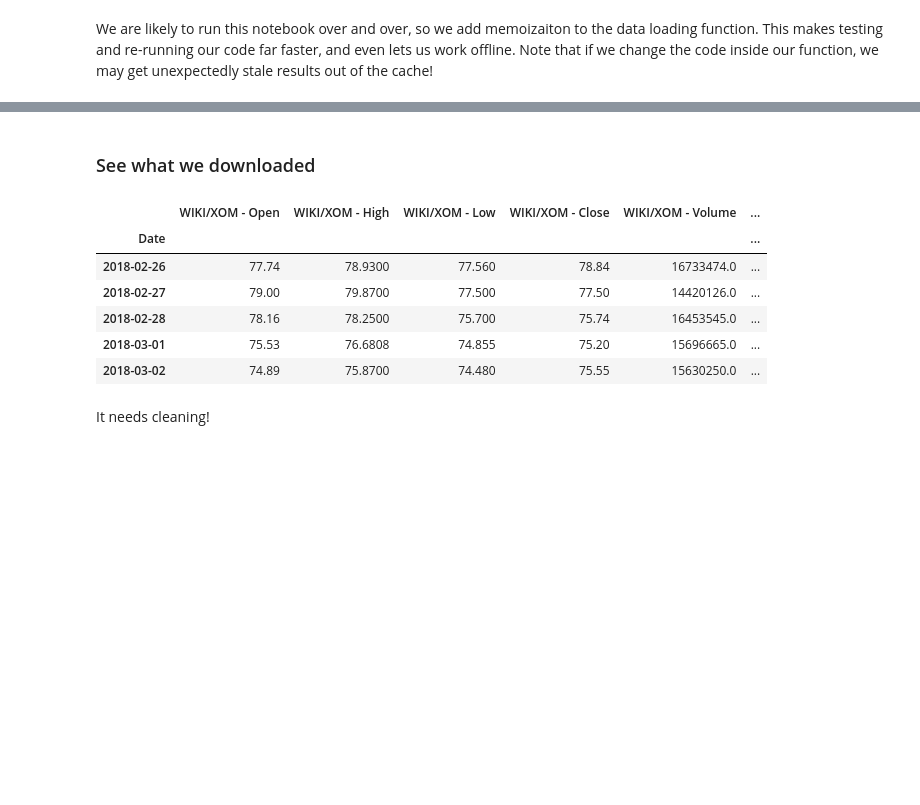
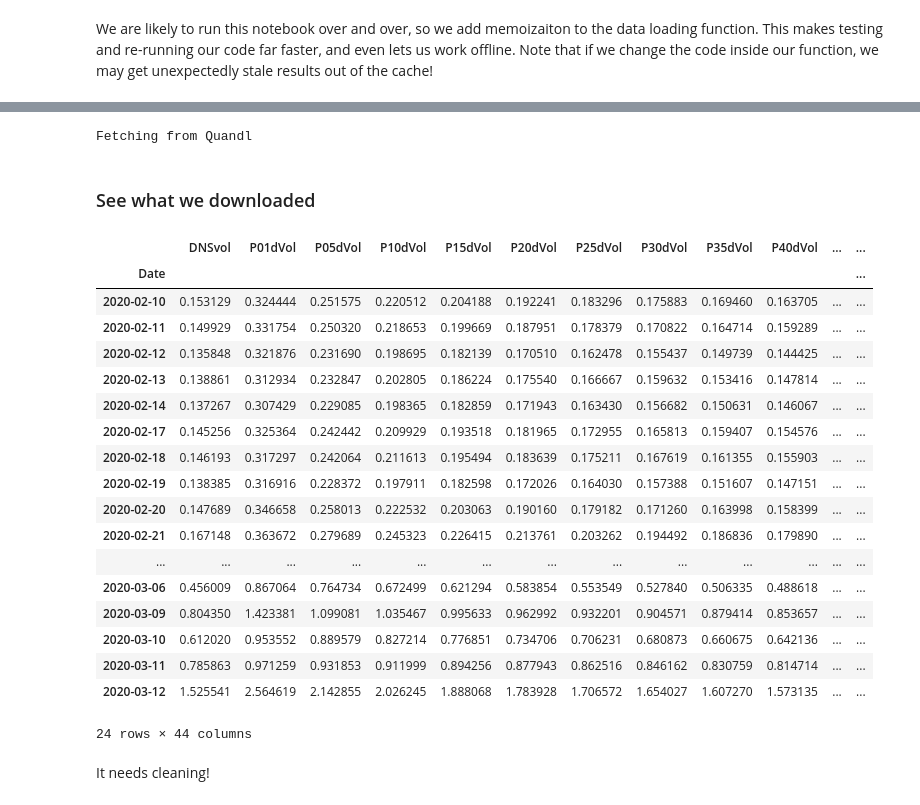
Before and after one commit to Zixin730/quant_trading_2023, a Jupyter notebook: data_resource/Quandl_Python_Beginner_Example.ipynb, the cells around one changed output, grey strips where cells are left out. Cells and saved outputs as stored; diff of their text form; code cells hidden in the pictures; blank space fills up the shorter version.

```diff
--- a/data_resource/Quandl_Python_Beginner_Example.ipynb
+++ b/data_resource/Quandl_Python_Beginner_Example.ipynb
@@ -47,15 +45,32 @@ Fetching from Quandl
+# %%
+data = fetch_quandl(("OWF/CME_RTY_R2E_H2020_IVS", "OWF/CME_SF_SF_G2021_IVS"))
+# %% [output]
+Fetching from Quandl
 # %% [markdown]
 ### See what we downloaded
-# %%
-raw_data.tail()
-# %% [output]
-|  | WIKI/XOM - Open | WIKI/XOM - High | WIKI/XOM - Low | WIKI/XOM - Close | WIKI/XOM - Volume | ... |
-| Date |  |  |  |  |  | ... |
-| 2018-02-26 | 77.74 | 78.9300 | 77.560 | 78.84 | 16733474.0 | ... |
-| 2018-02-27 | 79.00 | 79.8700 | 77.500 | 77.50 | 14420126.0 | ... |
-| 2018-02-28 | 78.16 | 78.2500 | 75.700 | 75.74 | 16453545.0 | ... |
-| 2018-03-01 | 75.53 | 76.6808 | 74.855 | 75.20 | 15696665.0 | ... |
-| 2018-03-02 | 74.89 | 75.8700 | 74.480 | 75.55 | 15630250.0 | ... |
+# %%
+data = quandl.get("OWF/CME_RTY_R2E_H2020_IVS")
+data
+# %% [output]
+|  | DNSvol | P01dVol | P05dVol | P10dVol | P15dVol | P20dVol | P25dVol | P30dVol | P35dVol | P40dVol | ... | ... |
+| Date |  |  |  |  |  |  |  |  |  |  |  | ... |
+| 2020-02-10 | 0.153129 | 0.324444 | 0.251575 | 0.220512 | 0.204188 | 0.192241 | 0.183296 | 0.175883 | 0.169460 | 0.163705 | ... | ... |
+| 2020-02-11 | 0.149929 | 0.331754 | 0.250320 | 0.218653 | 0.199669 | 0.187951 | 0.178379 | 0.170822 | 0.164714 | 0.159289 | ... | ... |
+| 2020-02-12 | 0.135848 | 0.321876 | 0.231690 | 0.198695 | 0.182139 | 0.170510 | 0.162478 | 0.155437 | 0.149739 | 0.144425 | ... | ... |
+| 2020-02-13 | 0.138861 | 0.312934 | 0.232847 | 0.202805 | 0.186224 | 0.175540 | 0.166667 | 0.159632 | 0.153416 | 0.147814 | ... | ... |
+| 2020-02-14 | 0.137267 | 0.307429 | 0.229085 | 0.198365 | 0.182859 | 0.171943 | 0.163430 | 0.156682 | 0.150631 | 0.146067 | ... | ... |
+| 2020-02-17 | 0.145256 | 0.325364 | 0.242442 | 0.209929 | 0.193518 | 0.181965 | 0.172955 | 0.165813 | 0.159407 | 0.154576 | ... | ... |
+| 2020-02-18 | 0.146193 | 0.317297 | 0.242064 | 0.211613 | 0.195494 | 0.183639 | 0.175211 | 0.167619 | 0.161355 | 0.155903 | ... | ... |
+| 2020-02-19 | 0.138385 | 0.316916 | 0.228372 | 0.197911 | 0.182598 | 0.172026 | 0.164030 | 0.157388 | 0.151607 | 0.147151 | ... | ... |
+| 2020-02-20 | 0.147689 | 0.346658 | 0.258013 | 0.222532 | 0.203063 | 0.190160 | 0.179182 | 0.171260 | 0.163998 | 0.158399 | ... | ... |
+| 2020-02-21 | 0.167148 | 0.363672 | 0.279689 | 0.245323 | 0.226415 | 0.213761 | 0.203262 | 0.194492 | 0.186836 | 0.179890 | ... | ... |
+| ... | ... | ... | ... | ... | ... | ... | ... | ... | ... | ... | ... | ... |
+| 2020-03-06 | 0.456009 | 0.867064 | 0.764734 | 0.672499 | 0.621294 | 0.583854 | 0.553549 | 0.527840 | 0.506335 | 0.488618 | ... | ... |
+| 2020-03-09 | 0.804350 | 1.423381 | 1.099081 | 1.035467 | 0.995633 | 0.962992 | 0.932201 | 0.904571 | 0.879414 | 0.853657 | ... | ... |
+| 2020-03-10 | 0.612020 | 0.953552 | 0.889579 | 0.827214 | 0.776851 | 0.734706 | 0.706231 | 0.680873 | 0.660675 | 0.642136 | ... | ... |
+| 2020-03-11 | 0.785863 | 0.971259 | 0.931853 | 0.911999 | 0.894256 | 0.877943 | 0.862516 | 0.846162 | 0.830759 | 0.814714 | ... | ... |
+| 2020-03-12 | 1.525541 | 2.564619 | 2.142855 | 2.026245 | 1.888068 | 1.783928 | 1.706572 | 1.654027 | 1.607270 | 1.573135 | ... | ... |
+24 rows × 44 columns
 # %% [markdown]
 It needs cleaning!
 # %% [markdown]
```
Also changed, not shown: parts of 4 cells of this notebook, 5 other files.
